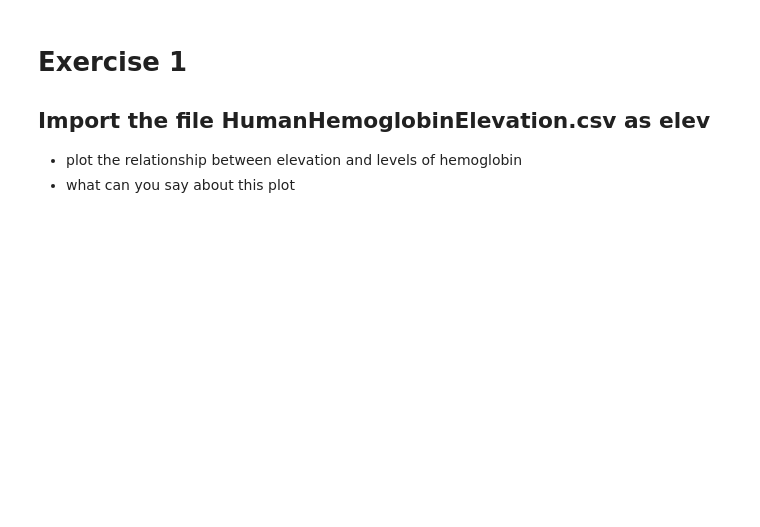
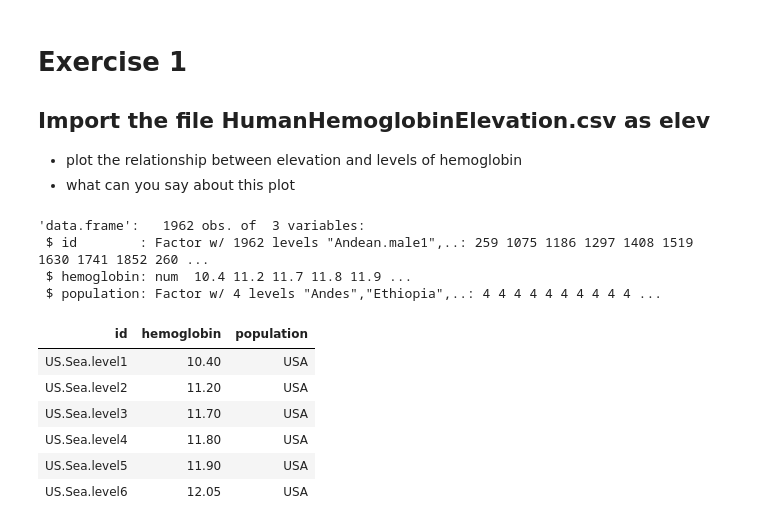
Before and after one commit to abchapman93/BMI_Prob_Stats, a Jupyter notebook: Module/Week1/3.Importing_data.ipynb, the cells around one changed output. Cells and saved outputs as stored; diff of their text form; code cells hidden in the pictures; blank space fills up the shorter version.

```diff
--- a/Module/Week1/3.Importing_data.ipynb
+++ b/Module/Week1/3.Importing_data.ipynb
@@ -53,0 +85,17 @@ plot(malaria_bird$response, malaria_bird$bird)
+# %%
+str(elev)
+# %% [output]
+'data.frame':   1962 obs. of  3 variables:
+ $ id        : Factor w/ 1962 levels "Andean.male1",..: 259 1075 1186 1297 1408 1519 1630 1741 1852 260 ...
+ $ hemoglobin: num  10.4 11.2 11.7 11.8 11.9 ...
+ $ population: Factor w/ 4 levels "Andes","Ethiopia",..: 4 4 4 4 4 4 4 4 4 4 ...
+# %%
+head(elev)
+# %% [output]
+| id | hemoglobin | population |
+| US.Sea.level1 | 10.40 | USA |
+| US.Sea.level2 | 11.20 | USA |
+| US.Sea.level3 | 11.70 | USA |
+| US.Sea.level4 | 11.80 | USA |
+| US.Sea.level5 | 11.90 | USA |
+| US.Sea.level6 | 12.05 | USA |
```
Also changed, not shown: parts of 9 cells of this notebook, 4 other files.
